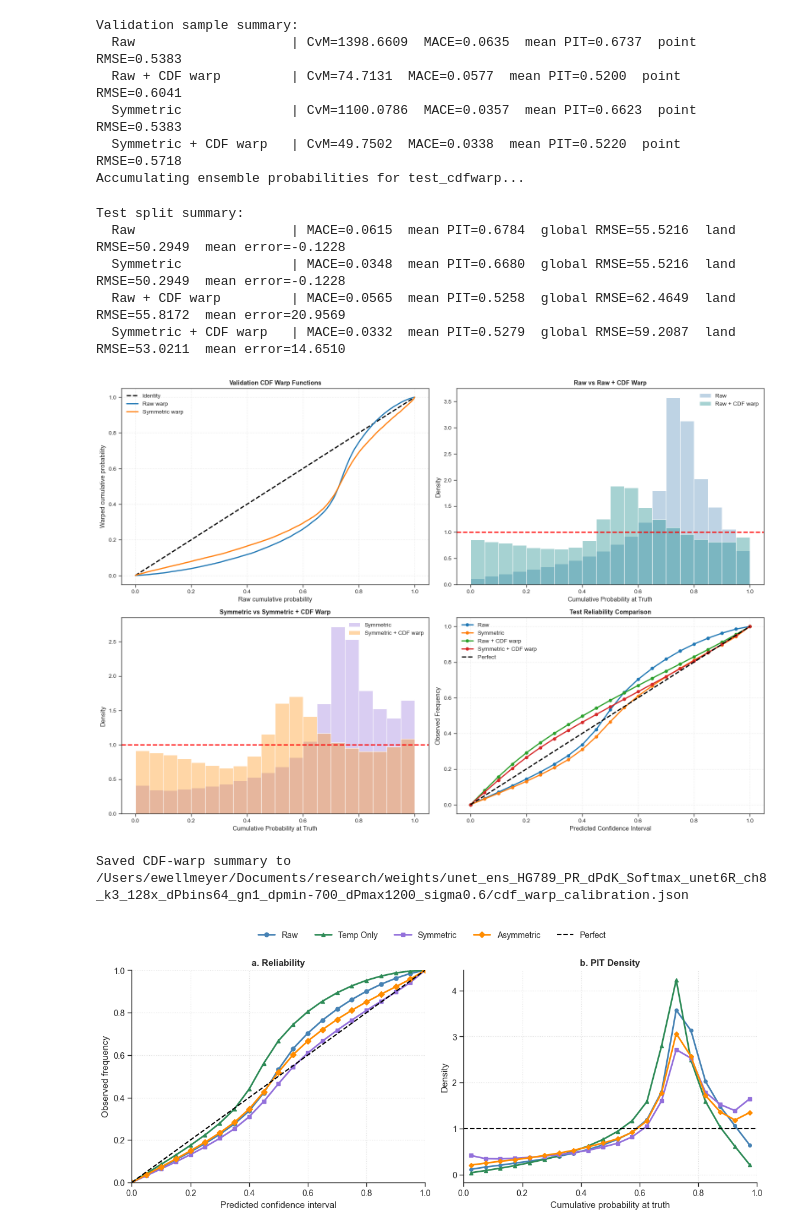
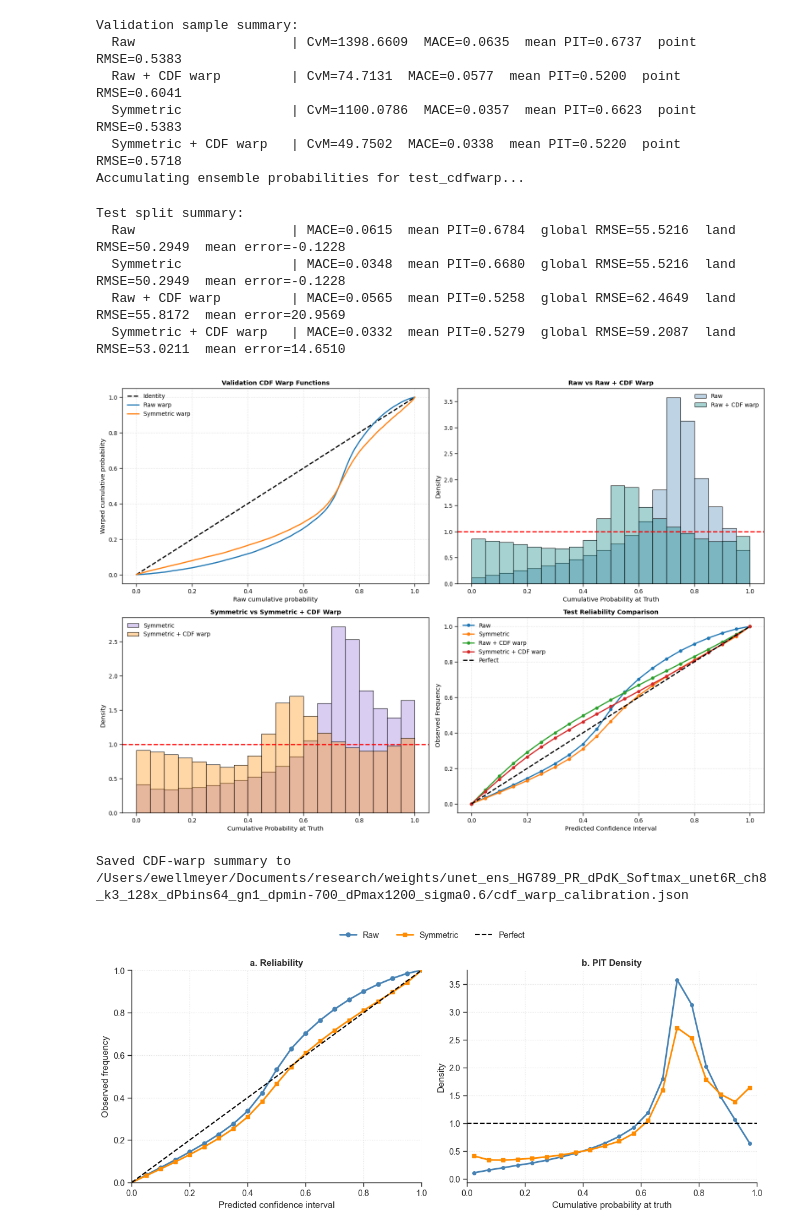
Before and after one commit to evanwellmeyer/precio_pr_dpdk, a Jupyter notebook: calibration.ipynb, the cells around one changed output. Cells and saved outputs as stored; diff of their text form; code cells hidden in the pictures.

Commit message:
mods for article

```diff
--- a/calibration.ipynb
+++ b/calibration.ipynb
@@ -24,7 +24,7 @@ lat_dim = 128
 num_bins = 64
 
 # Model Architecture Config (Must match training)
-base_channels = 200
+base_channels = 8
 gn_groups = 1
 kernel_size = 3
 
@@ -41,7 +41,7 @@ landmask_file = data_dir / "hadgem_landmask_rg128.nc"
 # Ensemble Directory
 ens_name = (
     f"unet_ens_HG789_PR_dPdK_Softmax_unet6R_ch{base_channels}_k{kernel_size}_"
-    f"{lat_dim}x_dPbins{num_bins}_gn{gn_groups}_dpmin{dP_min}_dPmax{dP_max}_sigma0.6"
+    f"{lat_dim}x_dPbins{num_bins}_gn{gn_groups}_dpmin{dP_min}_dPmax{dP_max}_sigma0.3"
 )
 ens_dir = Path("/Users/ewellmeyer/Documents/research/weights") / ens_name
 norm_stats_path = ens_dir / "norm_stats.json"
@@ -1361,7 +1361,7 @@ Test split summary:
   Symmetric              | MACE=0.0348  mean PIT=0.6680  global RMSE=55.5216  land RMSE=50.2949  mean error=-0.1228
   Raw + CDF warp         | MACE=0.0565  mean PIT=0.5258  global RMSE=62.4649  land RMSE=55.8172  mean error=20.9569
   Symmetric + CDF warp   | MACE=0.0332  mean PIT=0.5279  global RMSE=59.2087  land RMSE=53.0211  mean error=14.6510
-[figure, old version]
+[figure, new version]
 Saved CDF-warp summary to /Users/ewellmeyer/Documents/research/weights/unet_ens_HG789_PR_dPdK_Softmax_unet6R_ch8_k3_128x_dPbins64_gn1_dpmin-700_dPmax1200_sigma0.6/cdf_warp_calibration.json
 # %%
 # ==============================================================================
@@ -1370,8 +1370,8 @@ Saved CDF-warp summary to /Users/ewellmeyer/Documents/research/weights/unet_ens_
 # the best calibrated variants and saves a paper-ready summary figure.
 # ==============================================================================
 
-ARTICLE_INCLUDE_TEMP_ONLY = True
-ARTICLE_INCLUDE_ASYMMETRIC = True
+ARTICLE_INCLUDE_TEMP_ONLY = False
+ARTICLE_INCLUDE_ASYMMETRIC = False
 ARTICLE_INCLUDE_CDFWARP = False
 ARTICLE_DPI = 300
 # ARTICLE_FIG_PATH = ens_dir / "article_calibration_summary.png"
@@ -1392,8 +1392,8 @@ if missing_globals:
 palette = {
     "Raw": "steelblue",
     "Temp Only": "seagreen",
-    "Symmetric": "mediumpurple",
-    "Asymmetric": "darkorange",
+    "Symmetric": "darkorange",
+    "Asymmetric": "mediumpurple",
     "Symmetric + CDF Warp": "firebrick",
 }
 markers = {
@@ -1447,31 +1447,31 @@ ax[0].set_xlim(0, 1)
 ax[0].set_ylim(0, 1)
 ax[0].grid(True, linestyle=":", alpha=0.6)
 
 # b. PIT densities
 for label, result in variants:
     mids, dens = pit_density_curve(result["pit"], pit_bins)
     ax[1].plot(
         mids,
         dens,
         marker=markers[label],
         color=palette[label],
         linewidth=2,
         markersize=4,
         label=label,
     )
 ax[1].axhline(1.0, color="k", linestyle="--", linewidth=1.5)
 ax[1].set_title("b. PIT Density", fontweight="bold")
 ax[1].set_xlabel("Cumulative probability at truth")
 ax[1].set_ylabel("Density")
 ax[1].set_xlim(0, 1)
 ax[1].grid(True, linestyle=":", alpha=0.6)
 handles, labels = ax[0].get_legend_handles_labels()
 fig.legend(handles, labels, loc="upper center", ncol=min(len(handles), 5), frameon=False, bbox_to_anchor=(0.5, 1.04))
 sns.despine(fig=fig)
 plt.tight_layout(rect=[0, 0, 1, 0.95])
 # plt.savefig(ARTICLE_FIG_PATH, dpi=ARTICLE_DPI, bbox_inches="tight")
 plt.show()
 
 # print(f"Saved article calibration figure to {ARTICLE_FIG_PATH}")
 # %% [output]
-[figure, old version]
+[figure, new version]
```
Also changed, not shown: parts of 2 cells of this notebook, 2 other files.
